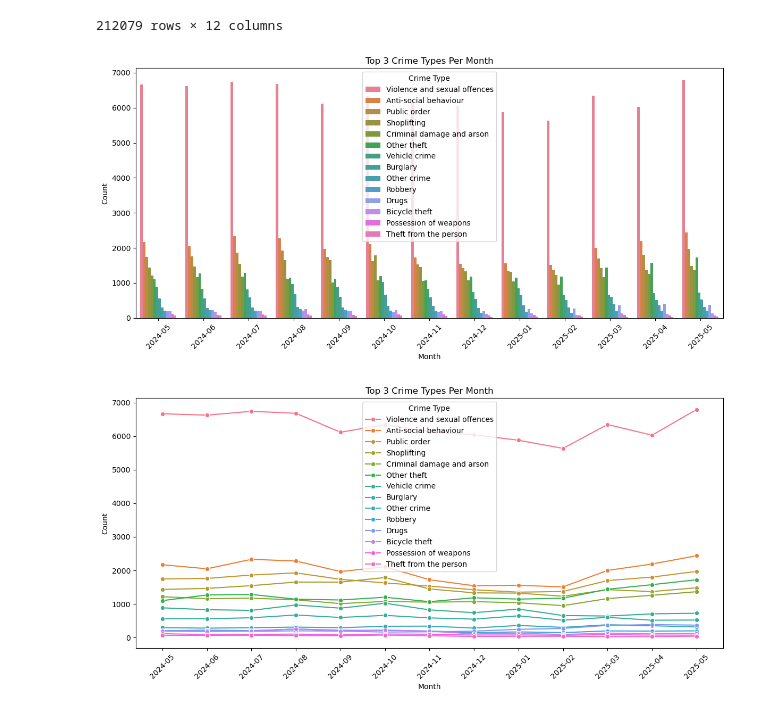
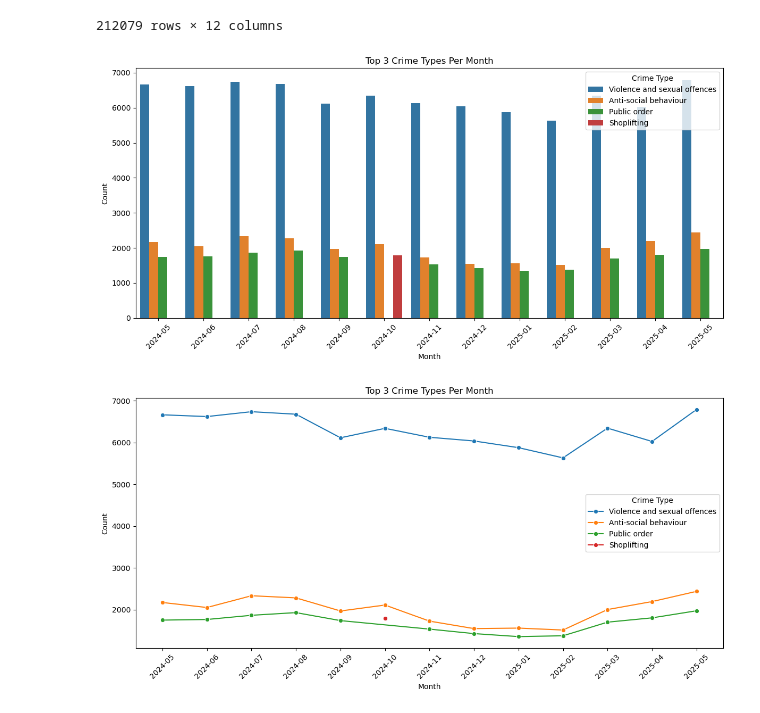
Before and after one commit to Dornakhan/Team-4, a Jupyter notebook: base.ipynb, the cells around one changed output. Saved outputs shown, nothing was run; the diff lists cells and outputs as text; code cells hidden in the pictures.

```diff
--- a/base.ipynb
+++ b/base.ipynb
@@ -82,23 +80,23 @@ df
 # %%
 # EDA
 
 ## Top Crime Types Per Month
 top_crime_types = df.groupby(['Month', 'Crime type']).size().reset_index(name='Count')
 top_crime_types = top_crime_types.sort_values(['Month', 'Count'], ascending=[True, False])
-top_crime_types = top_crime_types.groupby('Month').head(16)
+top_crime_types = top_crime_types.groupby('Month').head(3)
 
 ## Plotting Top 3 Crime Types Per Month
 plt.figure(figsize=(12, 6))
 sns.barplot(data=top_crime_types, x='Month', y='Count', hue='Crime type')
 plt.title('Top 3 Crime Types Per Month')
 plt.xticks(rotation=45)
 plt.xlabel('Month')
 plt.ylabel('Count')
 plt.legend(title='Crime Type')
 plt.tight_layout()
 plt.show()
 # %% [output]
-[figure, old version]
+[figure, new version]
 # %%
 # Line chart for top_crime_types
 plt.figure(figsize=(12, 6))
@@ -111,5 +109,5 @@ plt.legend(title='Crime Type')
 plt.tight_layout()
 plt.show()
 # %% [output]
-[figure, old version]
+[figure, new version]
 # %%
```
Also changed, not shown: parts of 3 cells of this notebook.
